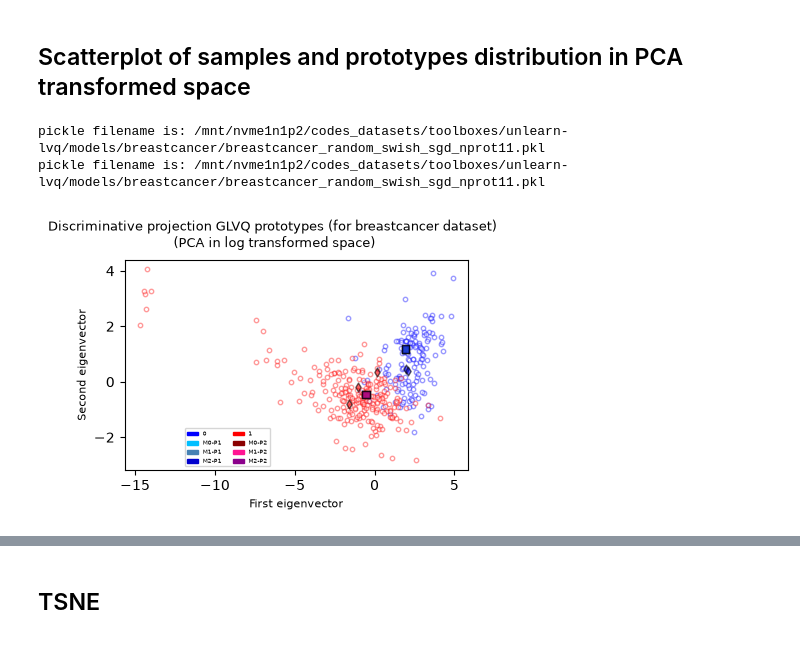
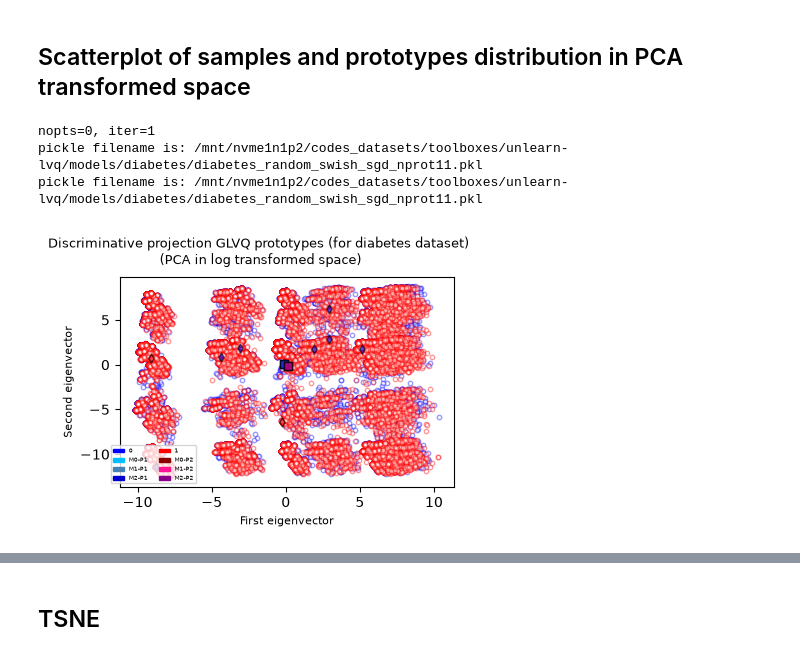
Before and after one commit to SrGh31/unlearn-lvq, a Jupyter notebook: notebooks/pred_analysis_unlearn.ipynb, the cells around one changed output, grey strips where cells are left out. Saved outputs shown, nothing was run; the diff lists cells and outputs as text; code cells hidden in the pictures.

```diff
--- a/notebooks/pred_analysis_unlearn.ipynb
+++ b/notebooks/pred_analysis_unlearn.ipynb
@@ -145,18 +134,22 @@ Index(['ppc', 'amp-1', 'n_unlearned', 'amp-2', 'subset', 'amp-3', 'Model',
 # %%
-%autoreload 2
+%autoreload 3
+from collections import Counter
+from analyse_object_utils import import_model_utils, import_forget_retained_sets
 lcolor2, lw=['tab:orange', 'tab:purple','mediumblue'], 0.5
 exp_type, ppc='random',1
 if ppc==1:
     legend_box,legend_loc=[0.8, 0.94], 'upper right'
 else:
-    legend_box,legend_loc=[0.9, 0.05], 'lower right'
+    legend_box,legend_loc=[0.4, 0.05], 'lower right'
 
 figdict={'figsize':[6,4], 'marker':['d','o','s'],  'lcolor': lcolor2,
          'linewidth': lw, 'mfc':mfc, 'mew':mew, 'alpha':alpha, 'linestyle':':',
          'ylims_all': dname_ylims[dname],'fontsize': fs, 'ms':ms,
-         'legend_propsize':4, 'legend_box':legend_box, 'legend_loc':legend_loc,'legend_ncols':3}
+         'legend_propsize':4, 'legend_box':legend_box, 'legend_loc':legend_loc,'legend_ncols':3}#, 'suffix':'rb'}
 from plot_figures import plot_prototypes_compare
-nopt, iter=1,2
+nopt, iter=0,0
 model_dict={'nopt':nopt,'iter':iter, 'ppc':ppc, 'exp_type':exp_type}
+forget_retained=import_model_utils(dname, model_dict)
+#print(forget_retained['unlearned'])
 plot_prototypes_compare(dname, model_dict, figdict)
 # %% [output]
@@ -185,20 +181,22 @@ pickle filename is: /mnt/nvme1n1p2/codes_datasets/toolboxes/unlearn-lvq/models/b
 # %%
 %autoreload 3
 from plot_figures import pca_scatterplot
 alpha, markersize=0.6,[10, 20, 30]
-legend_box, legend_loc, legend_ncols=[0.5, 0.15],'lower right',2
+legend_box, legend_loc, legend_ncols=[0.35, 0.15],'lower right',2
 lab_vals={'breastcancer':[0,1],'surgical':[0,1], 'banking':['<=50K', '>50K'], 'adult':['<=50K', '>50K'],
          'diabetes':[0,1], 'criteo':[0,1]}
 
 colors, colors2, colors3 = ["blue", "red"],['deepskyblue','steelblue','mediumblue'],['darkred','deeppink','darkmagenta']
 figdict3={'figsize':[4,3], 'marker':['o','d','s'],  'colors1': colors,'colors2': colors2,'colors3': colors3,
          'lw': 1, 'mfc':mfc, 'mew':mew, 'alpha':alpha, 'linestyle':':', 'fontsize': fs, 'markersize':markersize,
-         'legend_propsize':4, 'legend_box':legend_box, 'legend_loc':legend_loc,'legend_ncols':legend_ncols, 'suffix':'a'}
-nopt, iter=1, 1
+         'legend_propsize':4, 'legend_box':legend_box, 'legend_loc':legend_loc,'legend_ncols':legend_ncols}#, 'suffix':'a'}
+#nopt, iter=1, 0
+print('nopts=%d, iter=%d'%(nopt, iter))
 model_dict={'nopt':nopt, 'iter':iter, 'ppc':ppc, 'exp_type':exp_type, 'lab_vals': lab_vals[dname]}
 #['<=50K', '>50K']
 pca_scatterplot(dname, model_dict, figdict3)
 # %% [output]
-pickle filename is: /mnt/nvme1n1p2/codes_datasets/toolboxes/unlearn-lvq/models/breastcancer/breastcancer_random_swish_sgd_nprot11.pkl
-pickle filename is: /mnt/nvme1n1p2/codes_datasets/toolboxes/unlearn-lvq/models/breastcancer/breastcancer_random_swish_sgd_nprot11.pkl
+nopts=0, iter=1
+pickle filename is: /mnt/nvme1n1p2/codes_datasets/toolboxes/unlearn-lvq/models/diabetes/diabetes_random_swish_sgd_nprot11.pkl
+pickle filename is: /mnt/nvme1n1p2/codes_datasets/toolboxes/unlearn-lvq/models/diabetes/diabetes_random_swish_sgd_nprot11.pkl
-[figure, old version]
+[figure, new version]
```
Also changed, not shown: parts of 7 cells of this notebook, 22 other files.
